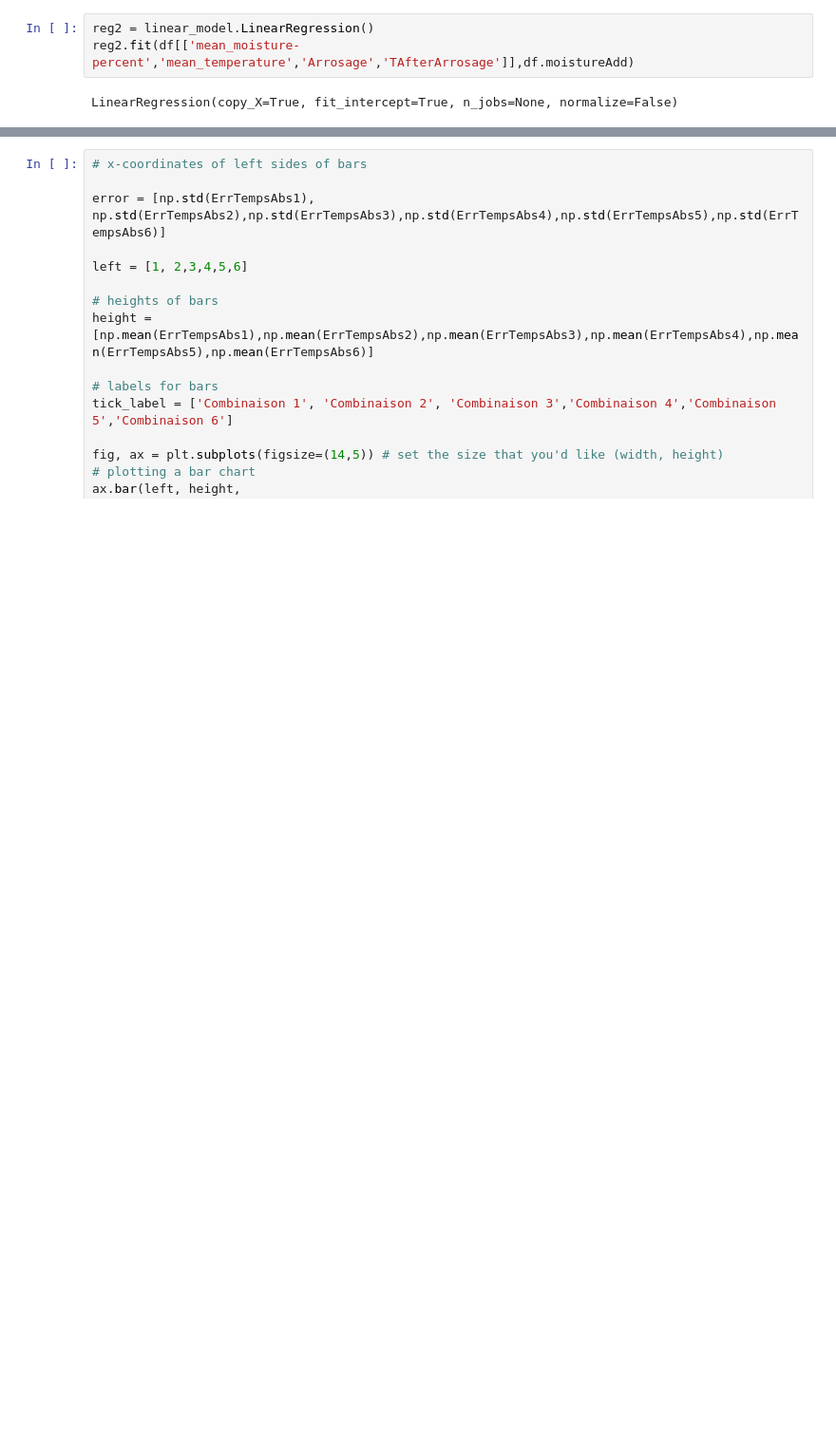
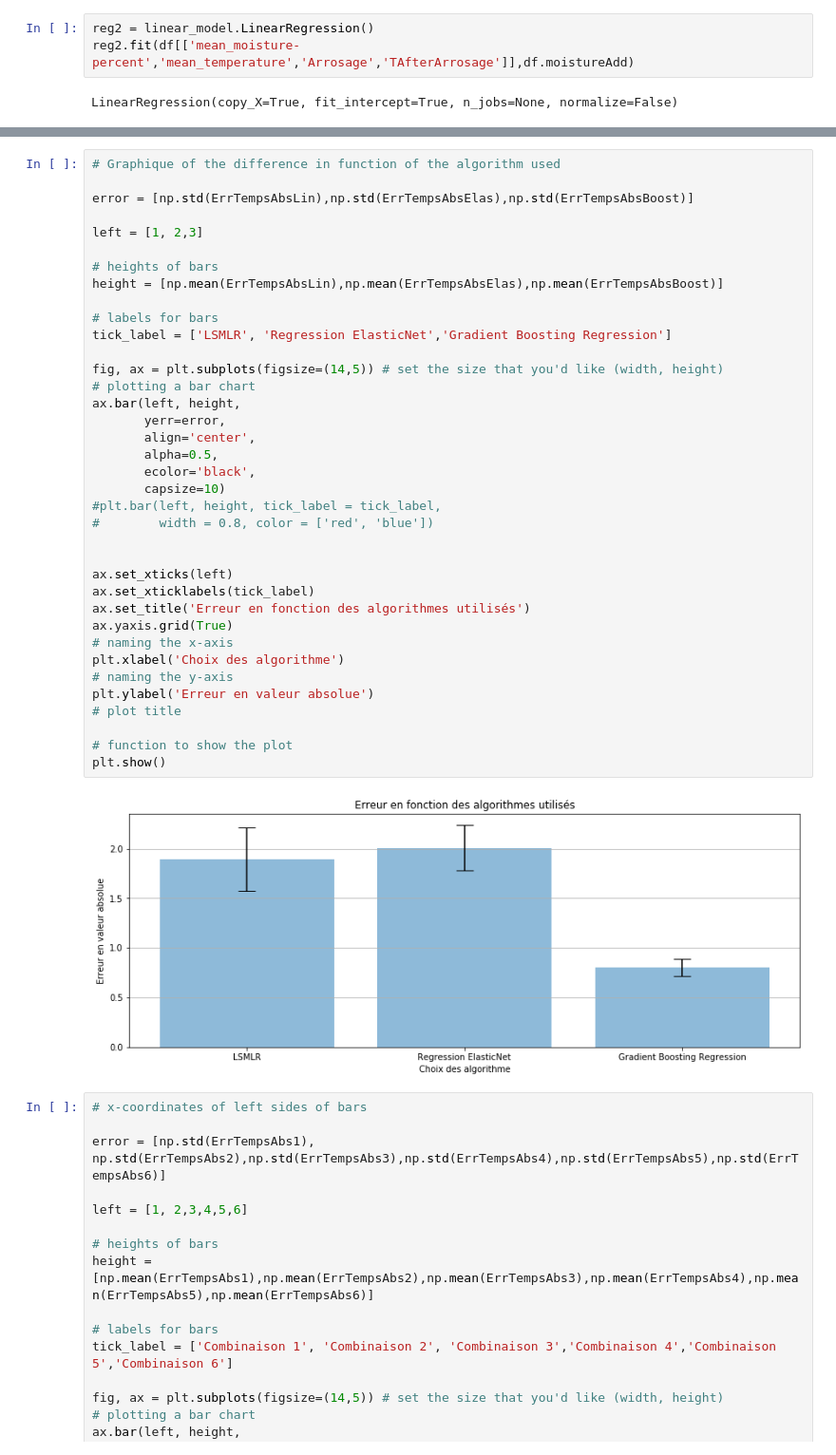
Before and after one commit to cui-unige/BSc-sensor-machine-learning, a Jupyter notebook: MLDemeter.ipynb, the cells around one changed output, grey strips where cells are left out. Shown: that part at 95% size. Cells and saved outputs as stored; diff of their text form; blank space fills up the shorter version.

```diff
--- a/MLDemeter.ipynb
+++ b/MLDemeter.ipynb
@@ -264,3 +241,42 @@ print("\n Moyenne d'erreur : ", np.mean(ErrTempsAbs7))
+# %%
+# Graphique of the difference in function of the algorithm used
+
+error = [np.std(ErrTempsAbsLin),np.std(ErrTempsAbsElas),np.std(ErrTempsAbsBoost)]
+
+left = [1, 2,3]
+
+# heights of bars
+height = [np.mean(ErrTempsAbsLin),np.mean(ErrTempsAbsElas),np.mean(ErrTempsAbsBoost)]
+
+# labels for bars
+tick_label = ['LSMLR', 'Regression ElasticNet','Gradient Boosting Regression']
+
+fig, ax = plt.subplots(figsize=(14,5)) # set the size that you'd like (width, height)
+# plotting a bar chart
+ax.bar(left, height,
+       yerr=error,
+       align='center',
+       alpha=0.5,
+       ecolor='black',
+       capsize=10)
+#plt.bar(left, height, tick_label = tick_label,
+#        width = 0.8, color = ['red', 'blue'])
+
+
+ax.set_xticks(left)
+ax.set_xticklabels(tick_label)
+ax.set_title('Erreur en fonction des algorithmes utilisés')
+ax.yaxis.grid(True)
+# naming the x-axis
+plt.xlabel('Choix des algorithme')
+# naming the y-axis
+plt.ylabel('Erreur en valeur absolue')
+# plot title
+
+# function to show the plot
+plt.show()
+# %% [output]
+[figure, added]
 # %%
 # x-coordinates of left sides of bars
 
```
Also changed, not shown: parts of 52 cells of this notebook, 7 other files.
